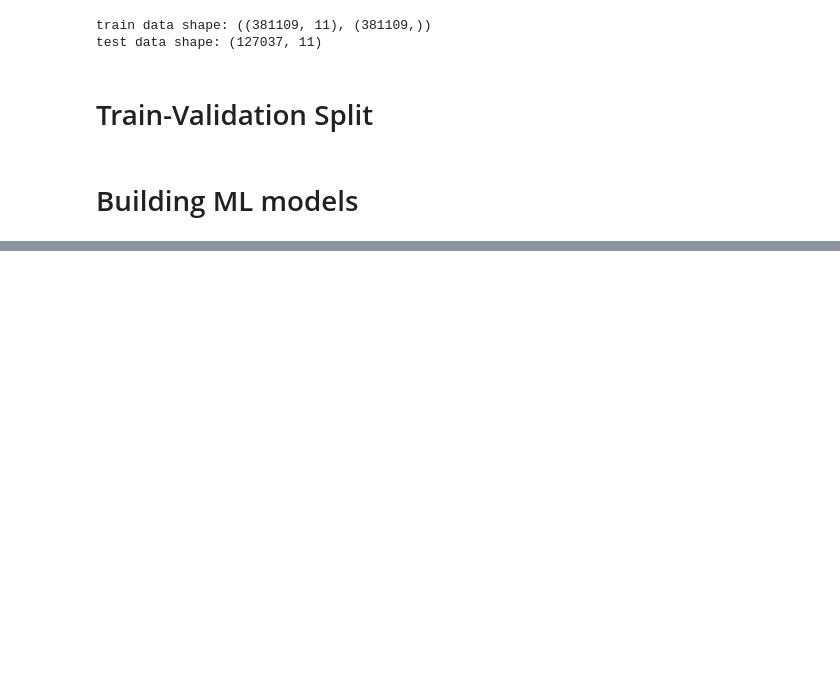
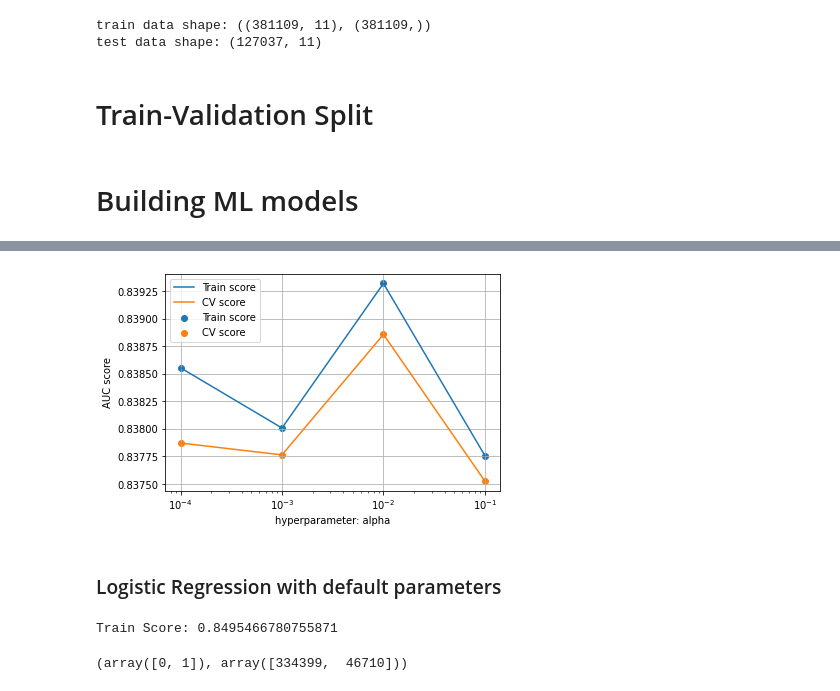
Before and after one commit to sidharthjain97/cross-sell-prediction, a Jupyter notebook: cross_sell_prediction_main.ipynb, the cells around one changed output, grey strips where cells are left out. Saved outputs shown, nothing was run; the diff lists cells and outputs as text; code cells hidden in the pictures; blank space fills up the shorter version.

```diff
--- a/cross_sell_prediction_main.ipynb
+++ b/cross_sell_prediction_main.ipynb
@@ -539,0 +617,33 @@ for train_idx, val_idx in skf.split(inputs, targets):
+# %%
+train_loss = clf.cv_results_['mean_train_score']
+cv_loss = clf.cv_results_['mean_test_score']
+plt.plot(parameter['alpha'], train_loss, label='Train score')
+plt.plot(parameter['alpha'], cv_loss, label='CV score')
+
+plt.scatter(parameter['alpha'], train_loss, label='Train score')
+plt.scatter(parameter['alpha'], cv_loss, label='CV score')
+plt.xscale('log')
+
+plt.legend()
+plt.xlabel('hyperparameter: alpha')
+plt.ylabel("AUC score")
+plt.grid()
+plt.show()
+# %% [output]
+[figure, added]
+# %% [markdown]
+### Logistic Regression with default parameters
+# %%
+from sklearn.metrics import roc_auc_score
+
+sgd_clf = SGDClassifier(loss = 'log', class_weight= 'balanced', random_state = 12)
+sgd_clf.fit(x_train_ohe, y_train)
+sig_clf = CalibratedClassifierCV(sgd_clf, method = "sigmoid")
+sig_clf.fit(x_train_ohe, y_train)
+
+y_pred_train = sig_clf.predict_proba(x_train_ohe)
+y_pred_test = sig_clf.predict_proba(x_test_ohe)
+
+print("Train Score:", roc_auc_score(y_train, y_pred_train[:, 1]))
+# %% [output]
+Train Score: 0.8495466780755871
@@ -539,0 +657,4 @@ for train_idx, val_idx in skf.split(inputs, targets):
+# %%
+np.unique(y_train, return_counts=True)
+# %% [output]
+(array([0, 1]), array([334399,  46710]))
```
Also changed, not shown: parts of 18 cells of this notebook.
